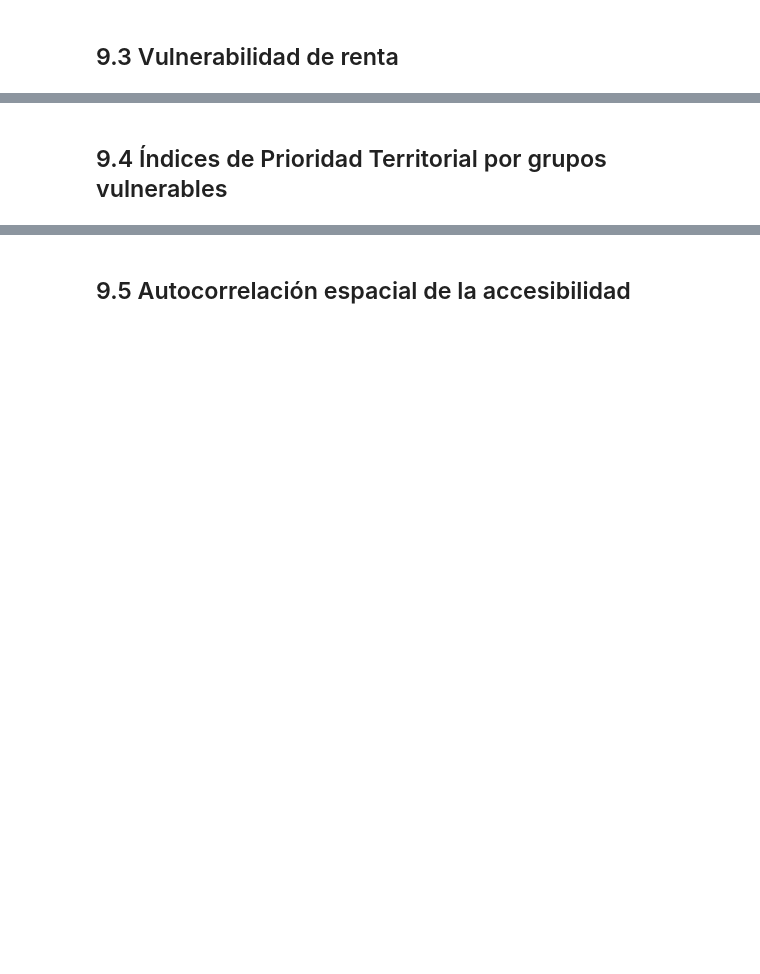
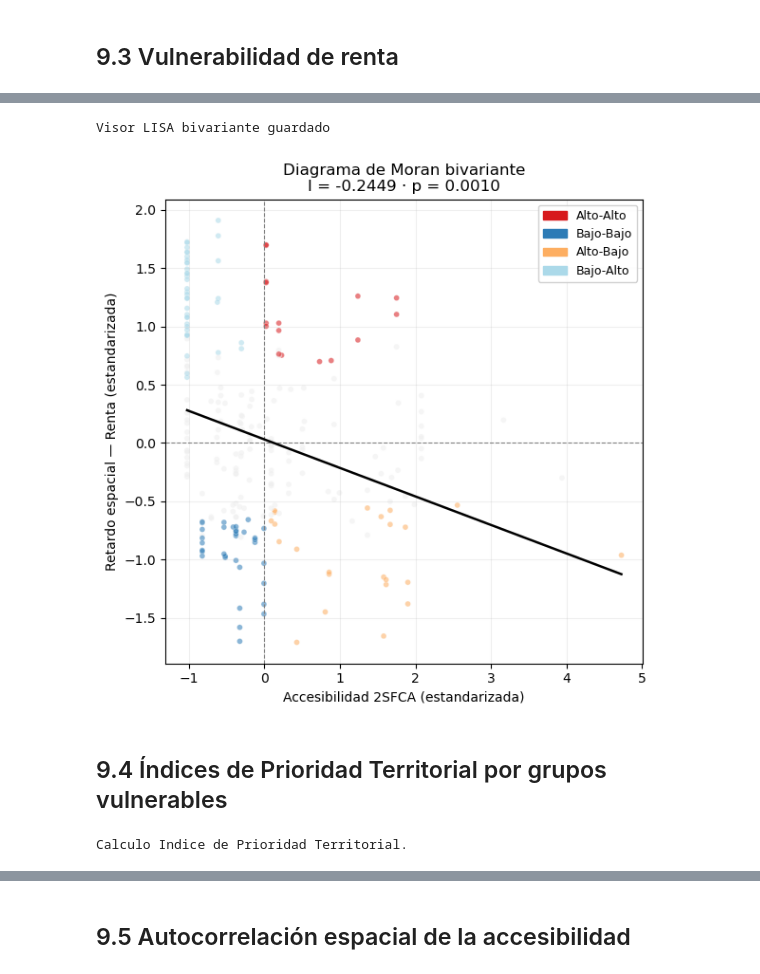
Before and after one commit to dfernandezpera/Trabajo-Fin-de-Grado.-, a Jupyter notebook: notebook/TFG_Alicante.ipynb, the cells around one changed output, grey strips where cells are left out. Cells and saved outputs as stored; diff of their text form; code cells hidden in the pictures; blank space fills up the shorter version.

```diff
--- a/notebook/TFG_Alicante.ipynb
+++ b/notebook/TFG_Alicante.ipynb
@@ -1039,74 +1070,81 @@ print(secciones_lisa[secciones_lisa["lisa_tipo"] != "No significativo"]["lisa_ti
 # %%
 visor_lisa_bv = crear_visor(zoom=12)
+secciones_lisa["indice_2sfca_tooltip"] = (secciones_lisa["indice_2sfca"] * 1000).round(4)
 folium.GeoJson(
-    secciones_lisa[["geometry", "CUSEC", "lisa_tipo", "color", "indice_2sfca", "renta"]],
+    secciones_lisa[["geometry", "CUSEC", "lisa_tipo", "color", "indice_2sfca_tooltip", "renta"]],
     name="LISA bivariante", show=True,
     style_function=lambda f: {"fillColor": f["properties"]["color"], "color": "#555555",
                               "weight": 0.4, "fillOpacity": 0.80},
     highlight_function=lambda f: {"weight": 2.2, "color": "#1f2d3a", "fillOpacity": 0.95},
-    tooltip=folium.GeoJsonTooltip(fields=["CUSEC", "lisa_tipo", "indice_2sfca", "renta"],
-                                  aliases=["Sección:", "Clúster:", "2SFCA:", "Renta (€):"],
+    tooltip=folium.GeoJsonTooltip(fields=["CUSEC", "lisa_tipo", "indice_2sfca_tooltip", "renta"],
+                                  aliases=["Sección:", "Clúster:", "2SFCA (×10³):", "Renta (€):"],
                                   localize=True, sticky=True, style="font-size:13px; font-family:Arial;"),
 ).add_to(visor_lisa_bv)
 añadir_barrios(visor_lisa_bv, barrios)
 items_lisa = "".join(
     f'<div style="margin:3px 0;"><span style="background:{c};display:inline-block;width:14px;height:14px;'
     f'border-radius:2px;vertical-align:middle;margin-right:7px;"></span>{k}</div>'
     for k, c in COLORES_LISA.items())
 finalizar_visor(
     visor_lisa_bv, titulo="LISA bivariante — Accesibilidad 2SFCA × Renta",
     subtitulo=f"I = {moran_bv.I:.4f} · p = {moran_bv.p_sim:.4f} · "
               f"Significativas: {n_significativas} secc. · Alicante 2023",
     leyenda=leyenda_html("Clústeres LISA bivariante", items_lisa),
     fuentes_datos="INE Atlas Renta · INE Padrón 2023 · OSM")
 visor_lisa_bv.save("visores/visor_lisa_bv.html")
 print("Visor LISA bivariante guardado")
 
 retardo_renta = lag_spatial(pesos, renta_z)
 fig, ax = plt.subplots(figsize=(6, 6))
 ax.scatter(acc_z, retardo_renta, c=secciones_lisa["color"], alpha=0.55, s=18,
            edgecolors="white", linewidth=0.3)
 ax.axhline(0, color="gray", linewidth=0.8, linestyle="--")
 ax.axvline(0, color="gray", linewidth=0.8, linestyle="--")
 pendiente, ordenada, *_ = stats.linregress(acc_z, retardo_renta)
 recta_x = np.linspace(acc_z.min(), acc_z.max(), 100)
 ax.plot(recta_x, pendiente * recta_x + ordenada, color="black", linewidth=1.8)
 ax.set_xlabel("Accesibilidad 2SFCA (estandarizada)")
 ax.set_ylabel("Retardo espacial — Renta (estandarizada)")
 ax.set_title(f"Diagrama de Moran bivariante\nI = {moran_bv.I:.4f} · p = {moran_bv.p_sim:.4f}")
 parches = [mpatches.Patch(color=c, label=k) for k, c in COLORES_LISA.items() if k != "No significativo"]
 ax.legend(handles=parches, fontsize=9, framealpha=0.9)
 ax.grid(alpha=0.2)
 plt.tight_layout()
-plt.savefig("mapas/moran_bv.png", dpi=150, bbox_inches="tight")
+plt.savefig("imagenes/moran_bv.png", dpi=150, bbox_inches="tight")
 plt.show()
+# %% [output]
+Visor LISA bivariante guardado
+[figure, added]
 # %% [markdown]
 ## 9.4 Índices de Prioridad Territorial por grupos vulnerables
 # %%
 print("Calculo Indice de Prioridad Territorial.")
-secciones["acc_senior_norm"] = normalizar_0_1(secciones["indice_2sfca_mayores"])
-secciones["acc_general_norm"] = normalizar_0_1(secciones["indice_2sfca"])
-secciones["IPT_senior"] = ((1 - secciones["acc_senior_norm"]) *
-                           (secciones["pob_mayores_65"] / secciones["pob_total"]))
+secciones["acc_senior_norm"]   = normalizar_0_1(secciones["indice_2sfca_mayores"])
+secciones["acc_general_norm"]  = normalizar_0_1(secciones["indice_2sfca"])
+
+secciones["IPT_senior"]   = ((1 - secciones["acc_senior_norm"]) *
+                              (secciones["pob_mayores_65"] / secciones["pob_total"]))
 secciones["IPT_infantil"] = ((1 - secciones["acc_general_norm"]) *
-                             (secciones["pob_menores_15"] / secciones["pob_total"]))
+                              (secciones["pob_menores_15"] / secciones["pob_total"]))
 
+secciones["IPT_senior_norm"]   = normalizar_0_1(secciones["IPT_senior"])
+secciones["IPT_infantil_norm"] = normalizar_0_1(secciones["IPT_infantil"])
+secciones["renta_inv_norm"]    = 1 - normalizar_0_1(secciones["renta"])
 
-secciones["IPT_senior_norm"] = normalizar_0_1(secciones["IPT_senior"])
-secciones["IPT_infantil_norm"] = normalizar_0_1(secciones["IPT_infantil"])
-secciones["renta_inv_norm"] = 1 - normalizar_0_1(secciones["renta"])
 escenarios = {
-    "equitativo":       (1 / 3, 1 / 3, 1 / 3),
+    "equitativo":       (1/3, 1/3, 1/3),
     "enfasis_senior":   (0.50, 0.25, 0.25),
     "enfasis_infantil": (0.25, 0.50, 0.25),
     "enfasis_renta":    (0.25, 0.25, 0.50),
 }
 for nombre, (w_sen, w_inf, w_renta) in escenarios.items():
-    secciones[f"IPT_sint_{nombre}"] = (w_sen * secciones["IPT_senior_norm"] +
-                                       w_inf * secciones["IPT_infantil_norm"] +
-                                       w_renta * secciones["renta_inv_norm"]).round(6)
+    secciones[f"IPT_sint_{nombre}"] = (
+        w_sen   * secciones["IPT_senior_norm"] +
+        w_inf   * secciones["IPT_infantil_norm"] +
+        w_renta * secciones["renta_inv_norm"]
+    ).round(6)
+
 secciones["IPT_sint"] = secciones["IPT_sint_equitativo"]
-print("[ IPT SINTÉTICO — escenario equitativo ]")
-print(secciones[["IPT_senior_norm", "IPT_infantil_norm", "IPT_sint"]]
-      .describe(percentiles=[.25, .5, .75]).round(4))
+# %% [output]
+Calculo Indice de Prioridad Territorial.
 # %%
```
Also changed, not shown: parts of 14 cells of this notebook.
